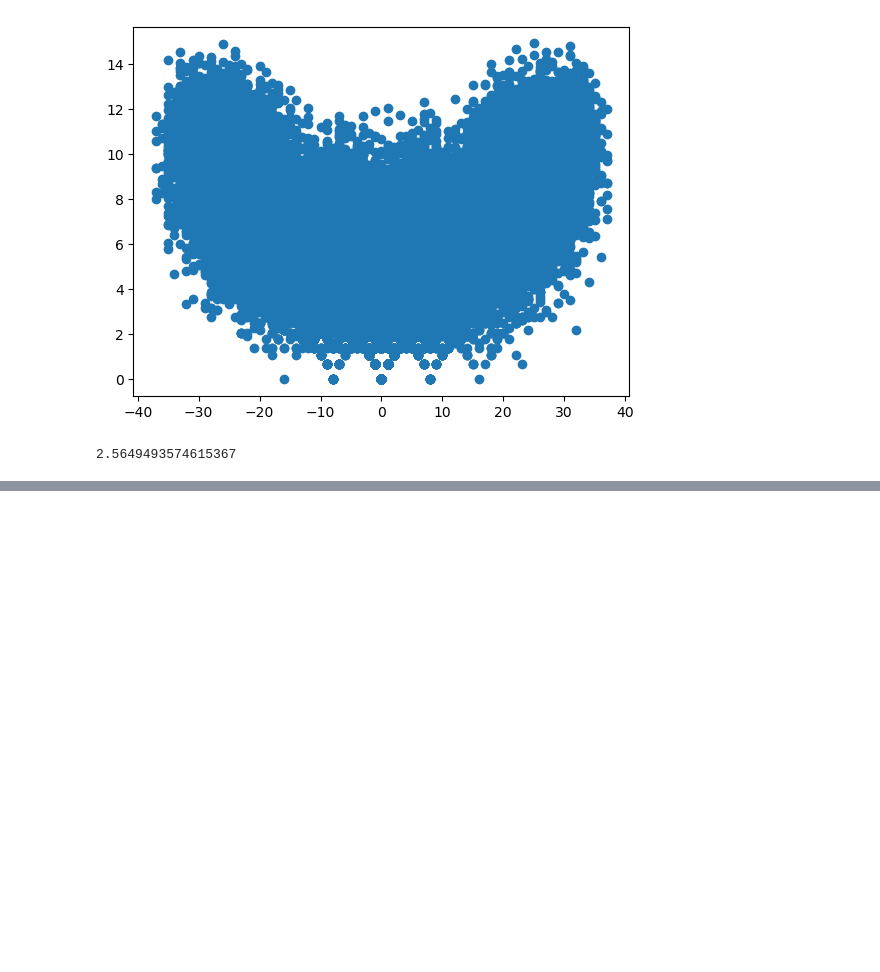
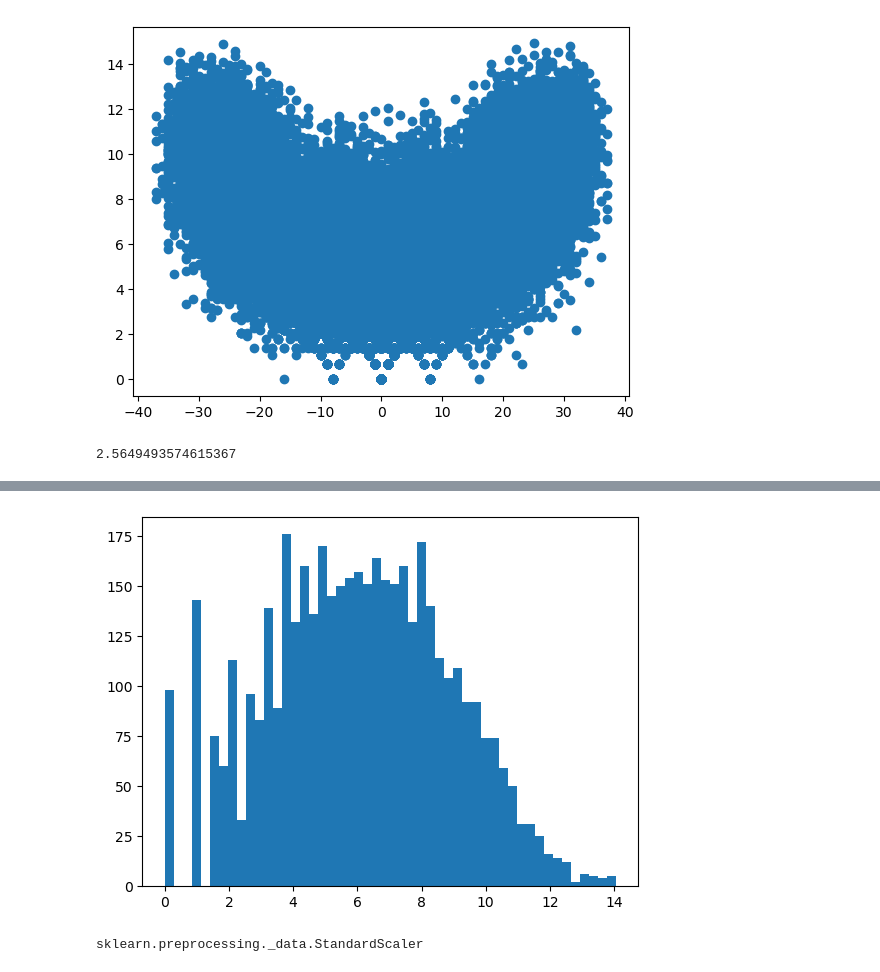
Before and after one commit to ndriggs/conditional-link-generation, a Jupyter notebook: src/link_generation/predicting_signature/plotting_predictions.ipynb, the cells around one changed output, grey strips where cells are left out. Saved outputs shown, nothing was run; the diff lists cells and outputs as text; code cells hidden in the pictures; blank space fills up the shorter version.

```diff
--- a/src/link_generation/predicting_signature/plotting_predictions.ipynb
+++ b/src/link_generation/predicting_signature/plotting_predictions.ipynb
@@ -88,0 +116,11 @@ np.log1p(Link(B(word)).determinant())
+# %%
+plt.hist(np.log(det[idx]), bins=50)
+plt.show()
+# %% [output]
+[figure, added]
+# %%
+from sklearn.preprocessing import StandardScaler
+scaler = StandardScaler()
+type(scaler)
+# %% [output]
+sklearn.preprocessing._data.StandardScaler
```
Also changed, not shown: parts of 5 cells of this notebook.
